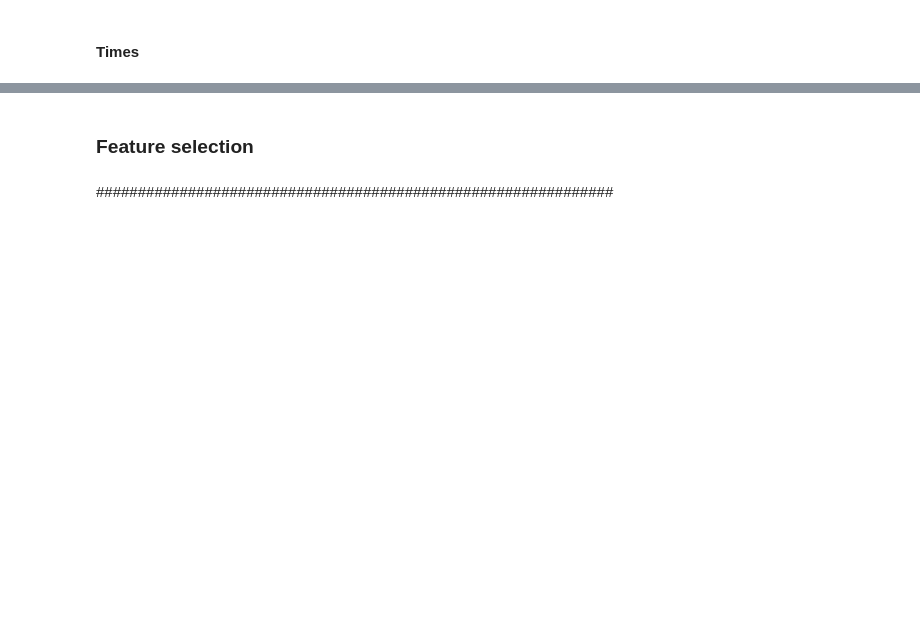
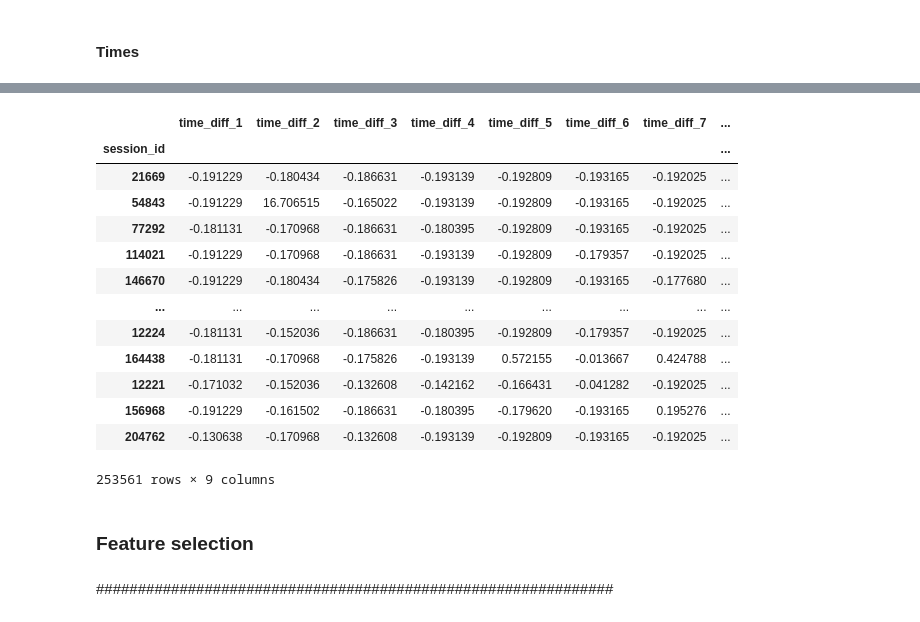
Before and after one commit to Uniholder/Specialization-Yandex-MIPT, a Jupyter notebook: 6_Final_projects/1_user_identification/kaggle/polygon.ipynb, the cells around one changed output, grey strips where cells are left out. Drawn from its saved outputs; the diff is of its cells as text; code cells hidden in the pictures; blank space fills up the shorter version.

```diff
--- a/6_Final_projects/1_user_identification/kaggle/polygon.ipynb
+++ b/6_Final_projects/1_user_identification/kaggle/polygon.ipynb
@@ -183,0 +250,36 @@ Wall time: 4.33 s
+# %%
+class TimeDiffsFeaturesAdder(BaseEstimator, TransformerMixin):
+    """
+    Add new attributes to training and test set.
+    """
+    def fit(self, X, y=None):
+        return self
+
+    def transform(self, X, y=None):
+        def get_time_diff(row):
+            time_length = row.shape[0] - 1
+            time_diff = [0] * time_length
+            i = 0
+            while (i < time_length) and pd.notnull(row[i+1]):
+                time_diff[i] = (row[i+1] - row[i]) / np.timedelta64(1, 's')
+                i += 1
+            return time_diff
+
+        time_diff = []
+        times = ['time%s' % i for i in range(1, 11)]
+        for row in df_train[times].values:
+            time_diff.append(get_time_diff(row))
+
+        return time_diff
+# %%
+%%time
+time_diffs_features_pipeline = Pipeline([
+    ("times_adder", TimeDiffsFeaturesAdder()),
+#     ("scaler", StandardScaler())
+])
+
+time_diffs_train = time_diffs_features_pipeline.fit_transform(df_train)
+diff_names = [f'time_diff_{i}' for i in range(1, 10)]
+time_diffs_train = pd.DataFrame(time_diffs_train, columns=diff_names, index=df_train.index)
+time_diffs_train
+# %% [output]
@@ -184,3 +288,17 @@ Wall time: 4.33 s
+|  | time_diff_1 | time_diff_2 | time_diff_3 | time_diff_4 | time_diff_5 | time_diff_6 | time_diff_7 | ... |
+| session_id |  |  |  |  |  |  |  | ... |
+| 21669 | -0.191229 | -0.180434 | -0.186631 | -0.193139 | -0.192809 | -0.193165 | -0.192025 | ... |
+| 54843 | -0.191229 | 16.706515 | -0.165022 | -0.193139 | -0.192809 | -0.193165 | -0.192025 | ... |
+| 77292 | -0.181131 | -0.170968 | -0.186631 | -0.180395 | -0.192809 | -0.193165 | -0.192025 | ... |
+| 114021 | -0.191229 | -0.170968 | -0.186631 | -0.193139 | -0.192809 | -0.179357 | -0.192025 | ... |
+| 146670 | -0.191229 | -0.180434 | -0.175826 | -0.193139 | -0.192809 | -0.193165 | -0.177680 | ... |
+| ... | ... | ... | ... | ... | ... | ... | ... | ... |
+| 12224 | -0.181131 | -0.152036 | -0.186631 | -0.180395 | -0.192809 | -0.179357 | -0.192025 | ... |
+| 164438 | -0.181131 | -0.170968 | -0.175826 | -0.193139 | 0.572155 | -0.013667 | 0.424788 | ... |
+| 12221 | -0.171032 | -0.152036 | -0.132608 | -0.142162 | -0.166431 | -0.041282 | -0.192025 | ... |
+| 156968 | -0.191229 | -0.161502 | -0.186631 | -0.180395 | -0.179620 | -0.193165 | 0.195276 | ... |
+| 204762 | -0.130638 | -0.170968 | -0.132608 | -0.193139 | -0.192809 | -0.193165 | -0.192025 | ... |
+253561 rows × 9 columns
 # %%
 #         # day of the week features
 #         #     is_weekend = np.isin(weekday, [0, 2, 6])
```
Also changed, not shown: parts of 15 cells of this notebook, 1 other file.
